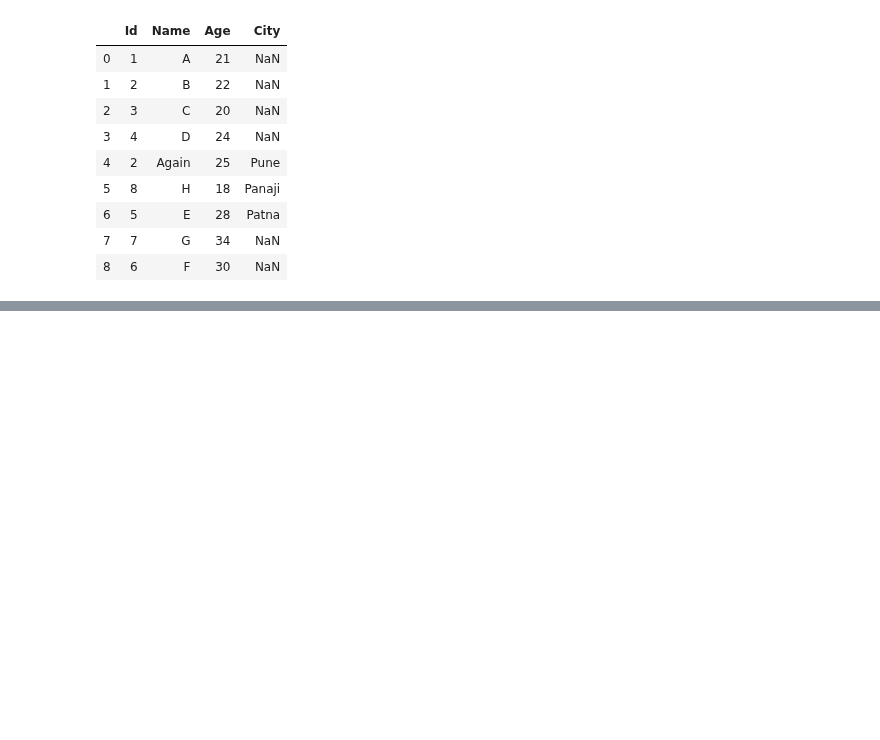
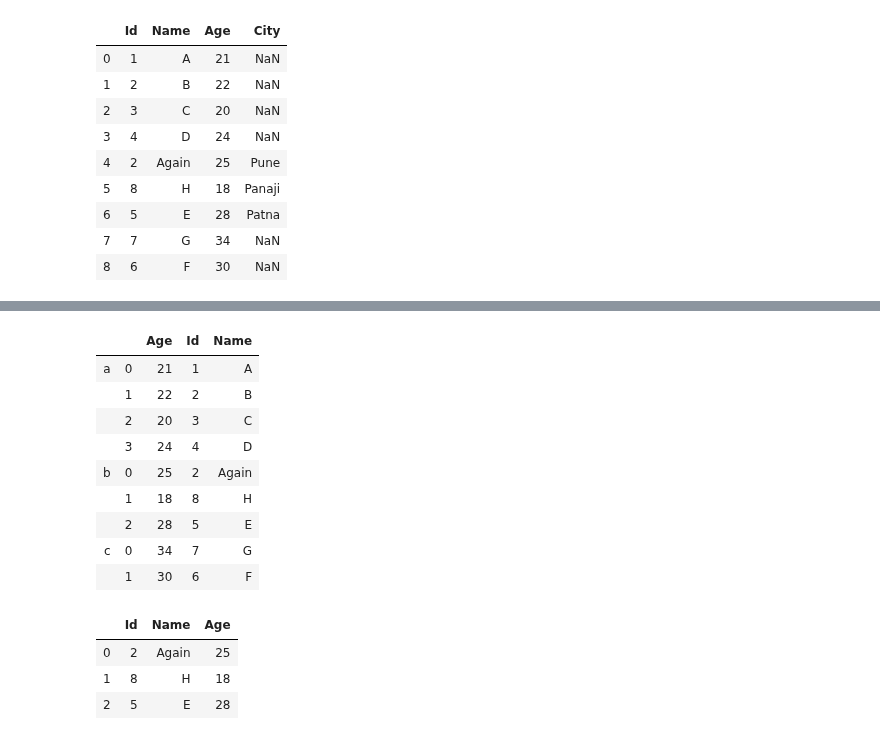
Before and after one commit to AbhishekKumar-0311/Machine-Learning-with-Python, a Jupyter notebook: Pandas/Learning_Pandas_Part_3.ipynb, the cells around one changed output, grey strips where cells are left out. Saved outputs shown, nothing was run; the diff lists cells and outputs as text; code cells hidden in the pictures; blank space fills up the shorter version.

```diff
--- a/Pandas/Learning_Pandas_Part_3.ipynb
+++ b/Pandas/Learning_Pandas_Part_3.ipynb
@@ -98,0 +148,26 @@ df_appended_2
+# %%
+# The distinct keys are created, with keys= parameter and ignore_index=False
+# join=inner considers only the common columns of all dataframes
+
+df_appended_5 = pd.concat([df1,df2,df3], axis = 0, join = 'inner', sort = True , keys = ['a','b','c'], ignore_index = False, copy = True)
+df_appended_5
+# %% [output]
+|  |  | Age | Id | Name |
+| a | 0 | 21 | 1 | A |
+|  | 1 | 22 | 2 | B |
+|  | 2 | 20 | 3 | C |
+|  | 3 | 24 | 4 | D |
+| b | 0 | 25 | 2 | Again |
+|  | 1 | 18 | 8 | H |
+|  | 2 | 28 | 5 | E |
+| c | 0 | 34 | 7 | G |
+|  | 1 | 30 | 6 | F |
+# %%
+# The keys created above, can be used as filters.
+
+df_appended_5.loc['b']
+# %% [output]
+|  | Id | Name | Age |
+| 0 | 2 | Again | 25 |
+| 1 | 8 | H | 18 |
+| 2 | 5 | E | 28 |
```
Also changed, not shown: parts of 14 cells of this notebook.
